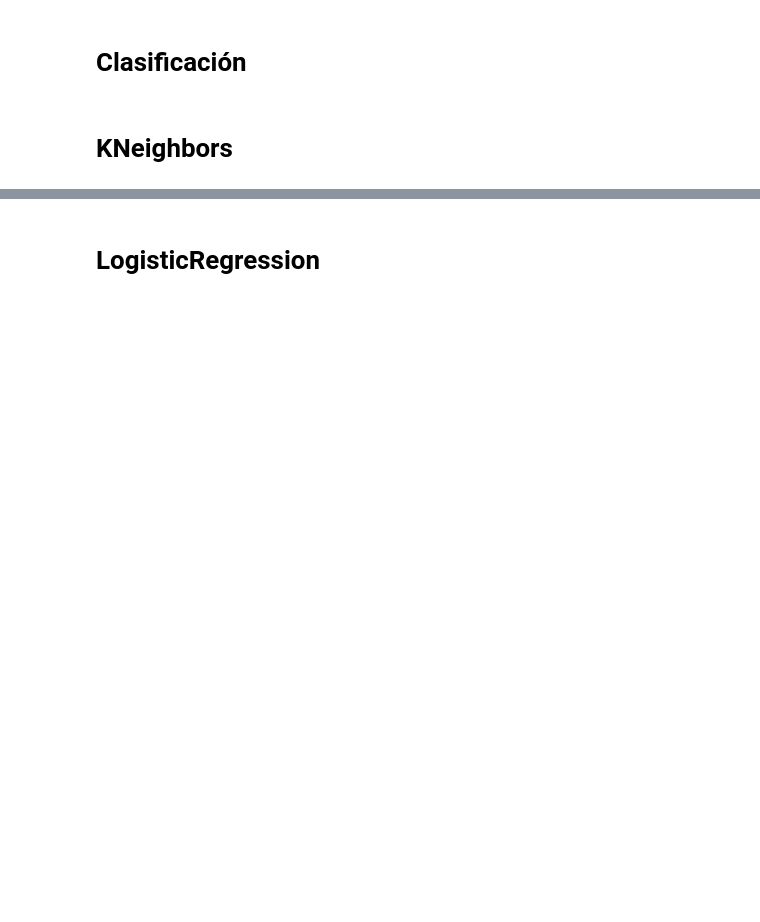
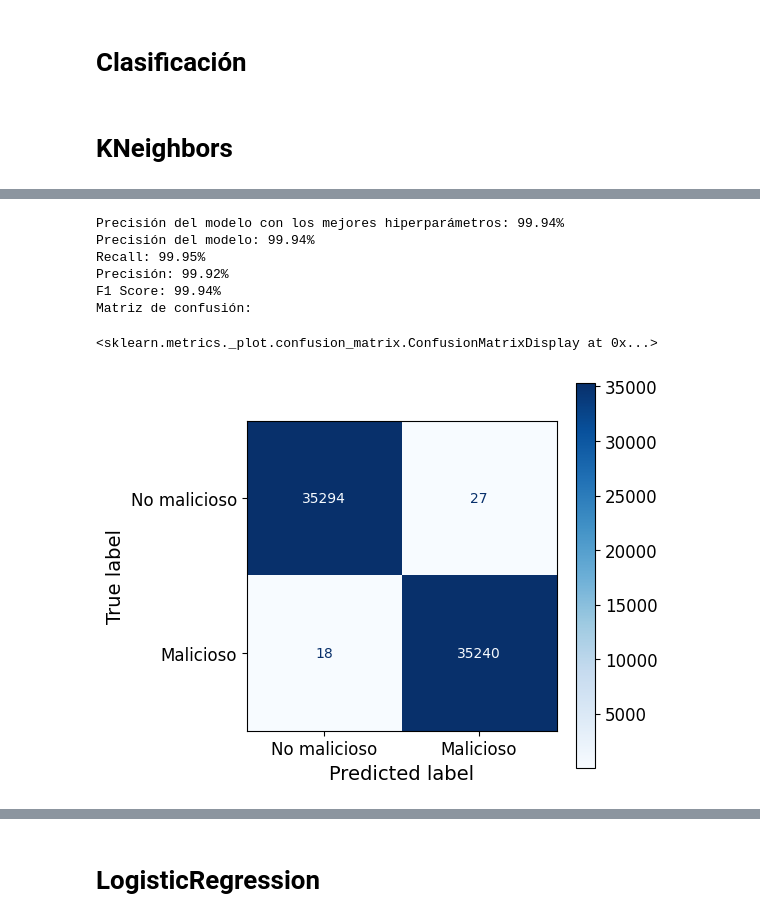
Before and after one commit to fferni01/TFM_Fernando, a Jupyter notebook: ML/clasificacion.ipynb, the cells around one changed output, grey strips where cells are left out. Cells and saved outputs as stored; diff of their text form; code cells hidden in the pictures; blank space fills up the shorter version.

```diff
--- a/ML/clasificacion.ipynb
+++ b/ML/clasificacion.ipynb
@@ -37,16 +40,17 @@ non_malicious_data = non_malicious_data.drop(columnas_a_eliminar, axis=1)
 import socket
 
 # Función para convertir direcciones IP en valores enteros
-def convert_ip_to_int(ip):
-    try:
-        return int.from_bytes(socket.inet_aton(ip), byteorder='big')
-    except OSError:
-        return ip  # Retorna la dirección IP no válida sin convertir
+def ip_to_integer(ip):
+    stripped_ip = list(map(int, ip.split('.')))
+    if len(stripped_ip) == 4:
+        return ((stripped_ip[0] * pow(256, 3)) + (stripped_ip[1] * pow(256, 2)) + (stripped_ip[2] * 256) + stripped_ip[3])
+    else:
+        return ip
 # %%
 
 # Aplicar la función lambda a la columna srcaddr y almacenar los resultados en una nueva columna
-malicious_data['srcaddr'] = malicious_data['srcaddr'].apply(lambda x: int.from_bytes(socket.inet_aton(x), byteorder='big'))
-malicious_data['dstaddr'] = malicious_data['dstaddr'].apply(lambda x: int.from_bytes(socket.inet_aton(x), byteorder='big'))
+malicious_data['srcaddr'] = malicious_data['srcaddr'].apply(ip_to_integer)
+malicious_data['dstaddr'] = malicious_data['dstaddr'].apply(ip_to_integer)
 
 # Eliminar las filas que contienen valores no válidos
 #malicious_data = malicious_data.dropna(subset=['srcaddr'])
@@ -74,8 +78,8 @@ dtypes: int64(11)
 memory usage: 14.8 MB
 # %%
 # Aplicar la función a la columna 'srcaddr'
-non_malicious_data['srcaddr'] = non_malicious_data['srcaddr'].apply(convert_ip_to_int)
-non_malicious_data['dstaddr'] = non_malicious_data['dstaddr'].apply(convert_ip_to_int)
+non_malicious_data['srcaddr'] = non_malicious_data['srcaddr'].apply(ip_to_integer)
+non_malicious_data['dstaddr'] = non_malicious_data['dstaddr'].apply(ip_to_integer)
 
 # Eliminar las filas que contienen valores no válidos
 #non_malicious_data = non_malicious_data.dropna(subset=['srcaddr'])
@@ -138 +182,49 @@ X_train, X_test, y_train, y_test = train_test_split(X, y, test_size=0.2,random_s
+# %%
+from sklearn.neighbors import KNeighborsClassifier
+
+# Crear una instancia del modelo KNeighborsClassifier con los mejores hiperparámetros
+best_model = KNeighborsClassifier(algorithm='auto', leaf_size=10, n_neighbors=3, p=1, weights='uniform')
+
+# Ajustar los datos de entrenamiento con el nuevo modelo
+best_model.fit(X_train, y_train)
+
+# Realizar predicciones utilizando el modelo ajustado
+predictions = best_model.predict(X_test)
+
+# Evaluar el modelo con las predicciones obtenidas
+accuracy = accuracy_score(y_test, predictions)
+print('Precisión del modelo con los mejores hiperparámetros: {:.2f}%'.format(accuracy * 100))
+# Se calcula la precisión del modelo
+accuracy = accuracy_score(y_test, predictions)
+print('Precisión del modelo: {:.2f}%'.format(accuracy * 100))
+# Recall
+recall = recall_score(y_test, predictions)
+print('Recall: {:.2f}%'.format(recall * 100))
+# Precisión
+precision = precision_score(y_test, predictions)
+print('Precisión: {:.2f}%'.format(precision * 100))
+# F1 Score
+f1 = f1_score(y_test, predictions)
+print('F1 Score: {:.2f}%'.format(f1 * 100))
+
+print("Matriz de confusión:")
+
+# Se imprime la matriz de confusión
+# Se imprime la matriz de confusión
+cm = confusion_matrix(y_test, predictions)
+#cm = cm.astype('float') / cm.sum(axis=1)[:, np.newaxis]
+cmd = ConfusionMatrixDisplay(confusion_matrix=cm, display_labels=["No malicioso", "Malicioso"])
+
+# Dibuja la matriz de confusión
+fig, ax = plt.subplots(figsize=(5, 5))
+cmd.plot(ax=ax, cmap=plt.cm.Blues)
+# %% [output]
+Precisión del modelo con los mejores hiperparámetros: 99.94%
+Precisión del modelo: 99.94%
+Recall: 99.95%
+Precisión: 99.92%
+F1 Score: 99.94%
+Matriz de confusión:
+<sklearn.metrics._plot.confusion_matrix.ConfusionMatrixDisplay at 0x...>
+[figure, added]
 # %%
```
Also changed, not shown: parts of 21 cells of this notebook, 6 other files.
